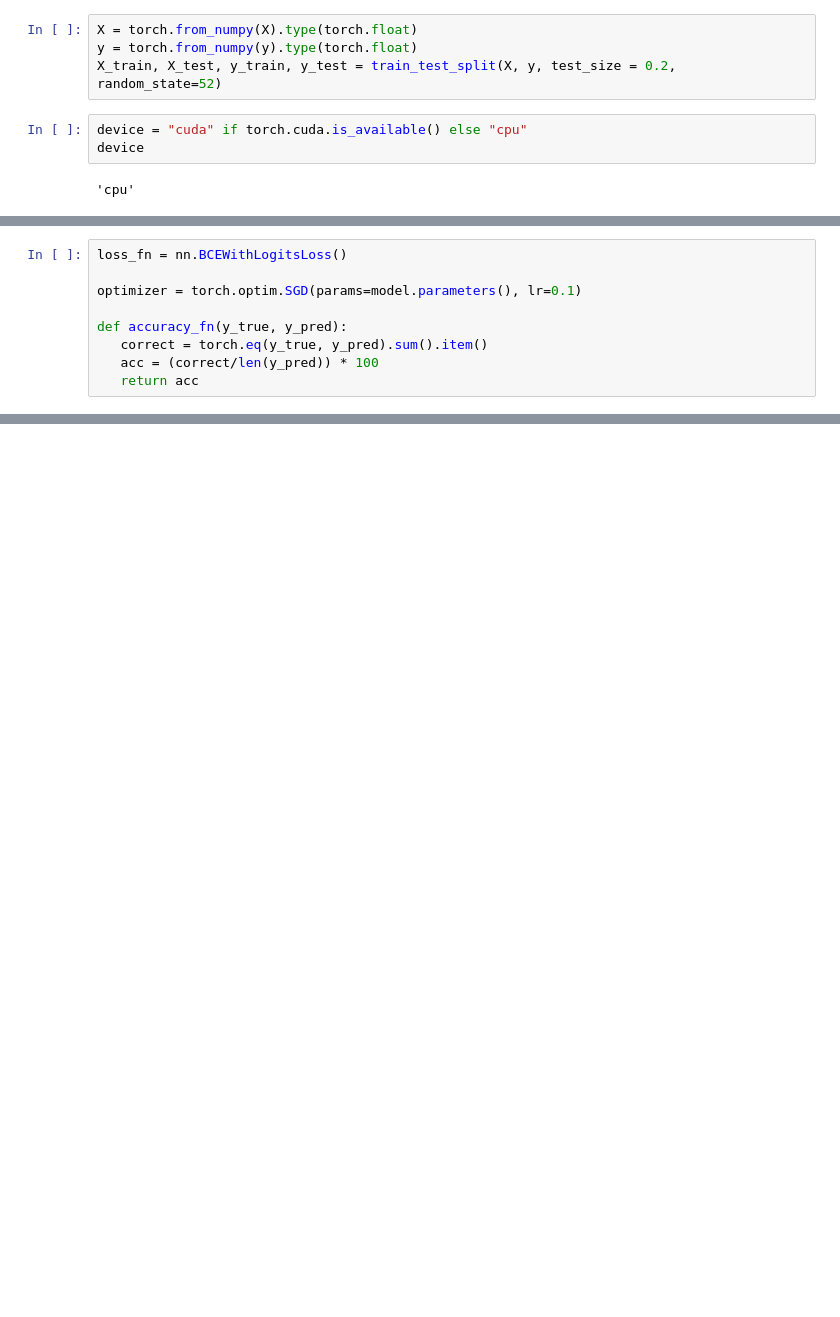
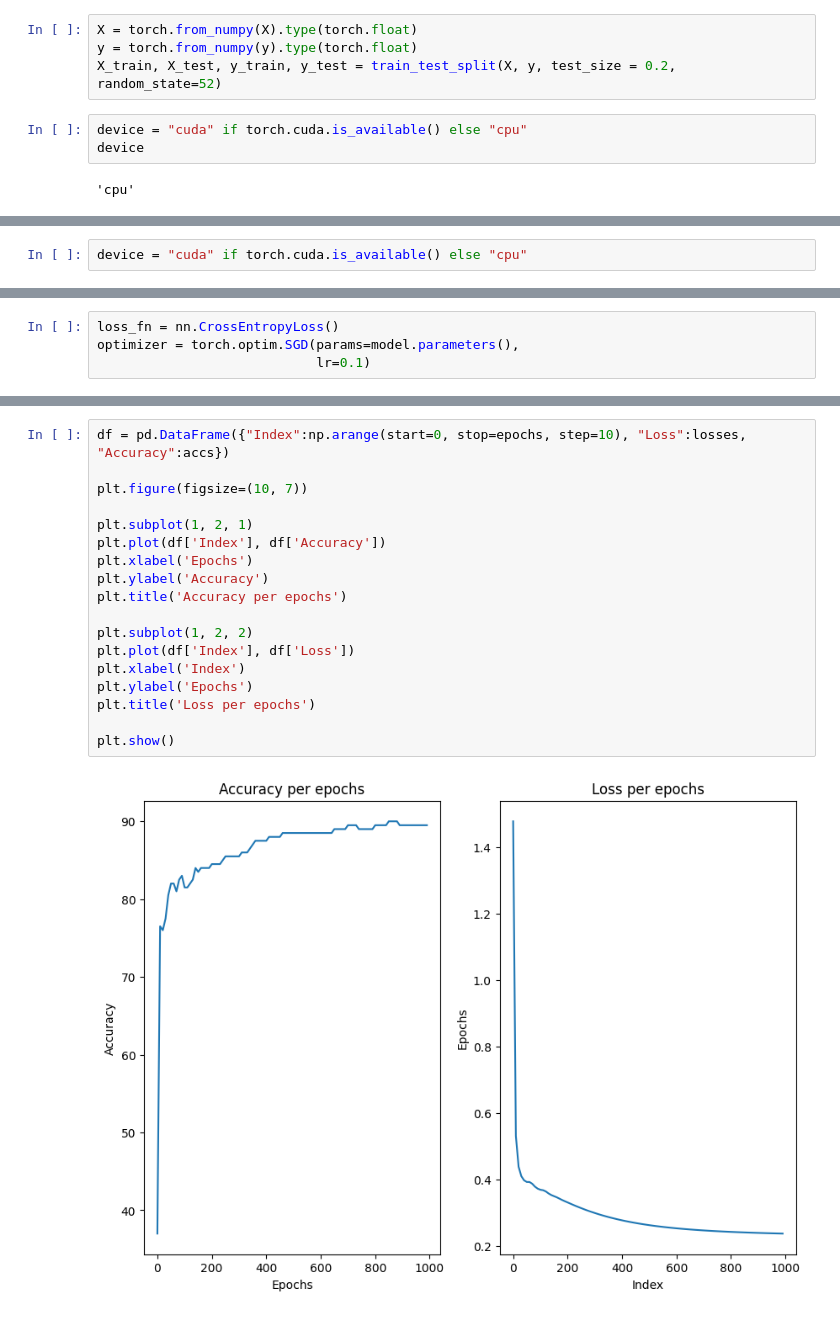
Before and after one commit to Siuuuuuu0/ML-DL, a Jupyter notebook: NNClassification.ipynb, the cells around one changed output, grey strips where cells are left out. Drawn from its saved outputs; the diff is of its cells as text; blank space fills up the shorter version.

```diff
--- a/NNClassification.ipynb
+++ b/NNClassification.ipynb
@@ -122,0 +290,2 @@ First labels tensor([0., 1., 0., 1., 1., 1., 0., 0., 1., 1.])
+# %%
+device = "cuda" if torch.cuda.is_available() else "cpu"
@@ -123,9 +318,4 @@ First labels tensor([0., 1., 0., 1., 1., 1., 0., 0., 1., 1.])
 # %%
-loss_fn = nn.BCEWithLogitsLoss()
-
-optimizer = torch.optim.SGD(params=model.parameters(), lr=0.1)
-
-def accuracy_fn(y_true, y_pred):
-   correct = torch.eq(y_true, y_pred).sum().item()
-   acc = (correct/len(y_pred)) * 100
-   return acc
+loss_fn = nn.CrossEntropyLoss()
+optimizer = torch.optim.SGD(params=model.parameters(),
+                            lr=0.1)
@@ -131,0 +365,20 @@ def accuracy_fn(y_true, y_pred):
+# %%
+df = pd.DataFrame({"Index":np.arange(start=0, stop=epochs, step=10), "Loss":losses, "Accuracy":accs})
+
+plt.figure(figsize=(10, 7))
+
+plt.subplot(1, 2, 1)
+plt.plot(df['Index'], df['Accuracy'])
+plt.xlabel('Epochs')
+plt.ylabel('Accuracy')
+plt.title('Accuracy per epochs')
+
+plt.subplot(1, 2, 2)
+plt.plot(df['Index'], df['Loss'])
+plt.xlabel('Index')
+plt.ylabel('Epochs')
+plt.title('Loss per epochs')
+
+plt.show()
+# %% [output]
+[figure, added]
```
Also changed, not shown: parts of 23 cells of this notebook.
